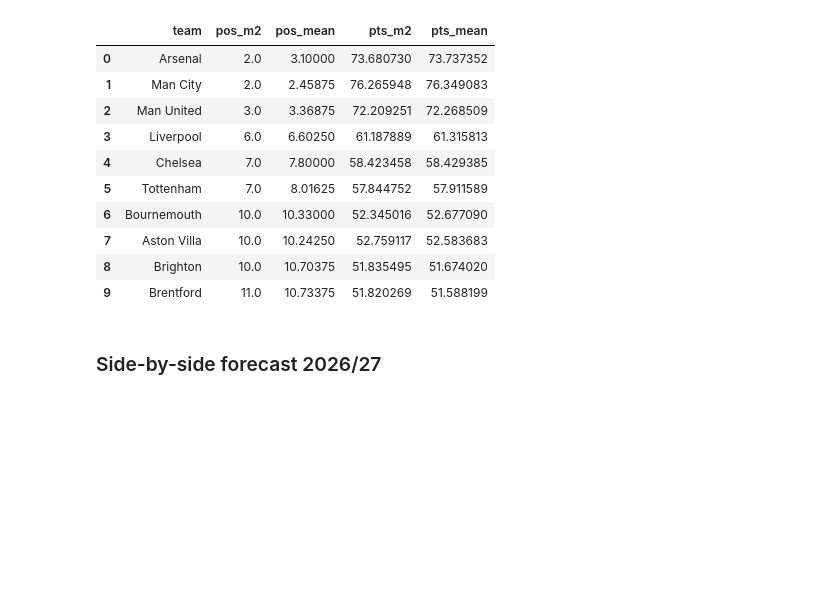
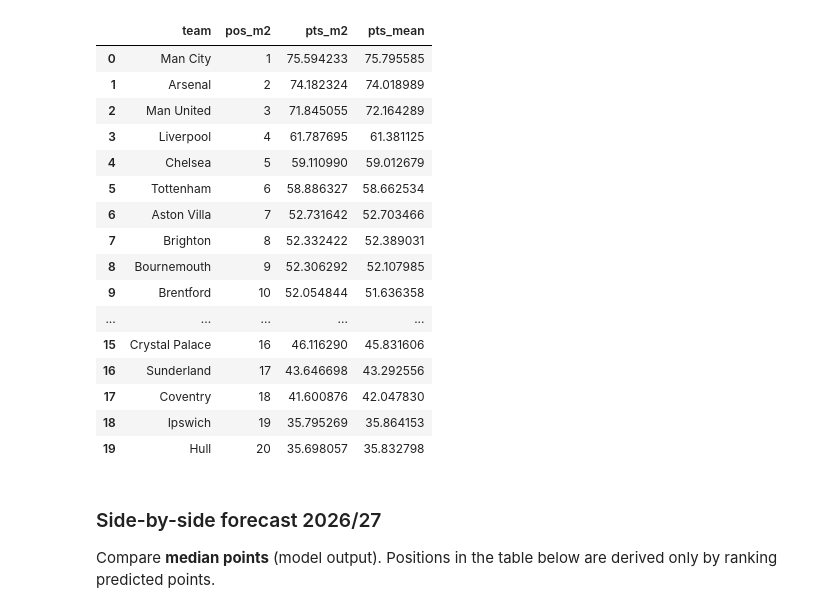
Before and after one commit to Geq0nek/DA_Project, a Jupyter notebook: 04_forecast_2627_comparison.ipynb, the cells around one changed output. Cells and saved outputs as stored; diff of their text form; code cells hidden in the pictures; blank space fills up the shorter version.

```diff
--- a/04_forecast_2627_comparison.ipynb
+++ b/04_forecast_2627_comparison.ipynb
@@ -117,7 +138,7 @@ stan2, team_to_idx2, _, season_to_idx, feature_stats2 = prepare_table_stan_hiera
 stan2["nu"] = STUDENT_T_NU
 last_season_idx = season_to_idx["2526"]
 
-fit2 = CmdStanModel(stan_file="stan/table_hierarchical.stan").sample(
+fit2 = CmdStanModel(stan_file="stan/team_hierarchical.stan").sample(
     data=stan2, seed=42, chains=4, parallel_chains=4,
     iter_warmup=1500, iter_sampling=1500, adapt_delta=0.99, show_progress=True,
 )
@@ -146,31 +167,33 @@ Processing complete, no problems detected.
 # %%
 feat2 = build_forecast_features(
     matches, "2526", forecast_teams, FORECAST_TRAIN_SEASONS, feature_stats2
 )
-pred2 = predict_table(
-    fit2,
-    forecast_teams,
-    team_to_idx2,
-    model="hierarchical",
-    last_season_index=last_season_idx,
-    team_features=feat2,
-    n_sims=800,
-    seed=2,
+
+pred2 = build_predicted_table(
+    fit2, forecast_teams, team_to_idx2, model="hierarchical", team_features=feat2, n_sims=800, seed=2
 )
 pred2 = pred2.rename(columns={"pos_median": "pos_m2", "pts_median": "pts_m2"})
-pred2.head(10)
+pred2[["team", "pos_m2", "pts_m2", "pts_mean"]].head(20)
 # %% [output]
-|  | team | pos_m2 | pos_mean | pts_m2 | pts_mean |
-| 0 | Arsenal | 2.0 | 3.10000 | 73.680730 | 73.737352 |
-| 1 | Man City | 2.0 | 2.45875 | 76.265948 | 76.349083 |
-| 2 | Man United | 3.0 | 3.36875 | 72.209251 | 72.268509 |
-| 3 | Liverpool | 6.0 | 6.60250 | 61.187889 | 61.315813 |
-| 4 | Chelsea | 7.0 | 7.80000 | 58.423458 | 58.429385 |
-| 5 | Tottenham | 7.0 | 8.01625 | 57.844752 | 57.911589 |
-| 6 | Bournemouth | 10.0 | 10.33000 | 52.345016 | 52.677090 |
-| 7 | Aston Villa | 10.0 | 10.24250 | 52.759117 | 52.583683 |
-| 8 | Brighton | 10.0 | 10.70375 | 51.835495 | 51.674020 |
-| 9 | Brentford | 11.0 | 10.73375 | 51.820269 | 51.588199 |
+|  | team | pos_m2 | pts_m2 | pts_mean |
+| 0 | Man City | 1 | 75.594233 | 75.795585 |
+| 1 | Arsenal | 2 | 74.182324 | 74.018989 |
+| 2 | Man United | 3 | 71.845055 | 72.164289 |
+| 3 | Liverpool | 4 | 61.787695 | 61.381125 |
+| 4 | Chelsea | 5 | 59.110990 | 59.012679 |
+| 5 | Tottenham | 6 | 58.886327 | 58.662534 |
+| 6 | Aston Villa | 7 | 52.731642 | 52.703466 |
+| 7 | Brighton | 8 | 52.332422 | 52.389031 |
+| 8 | Bournemouth | 9 | 52.306292 | 52.107985 |
+| 9 | Brentford | 10 | 52.054844 | 51.636358 |
+| ... | ... | ... | ... | ... |
+| 15 | Crystal Palace | 16 | 46.116290 | 45.831606 |
+| 16 | Sunderland | 17 | 43.646698 | 43.292556 |
+| 17 | Coventry | 18 | 41.600876 | 42.047830 |
+| 18 | Ipswich | 19 | 35.795269 | 35.864153 |
+| 19 | Hull | 20 | 35.698057 | 35.832798 |
 # %% [markdown]
 ### Side-by-side forecast 2026/27
+
+Compare **median points** (model output). Positions in the table below are derived only by ranking predicted points.
 # %%
```
Also changed, not shown: parts of 14 cells of this notebook, 18 other files.
